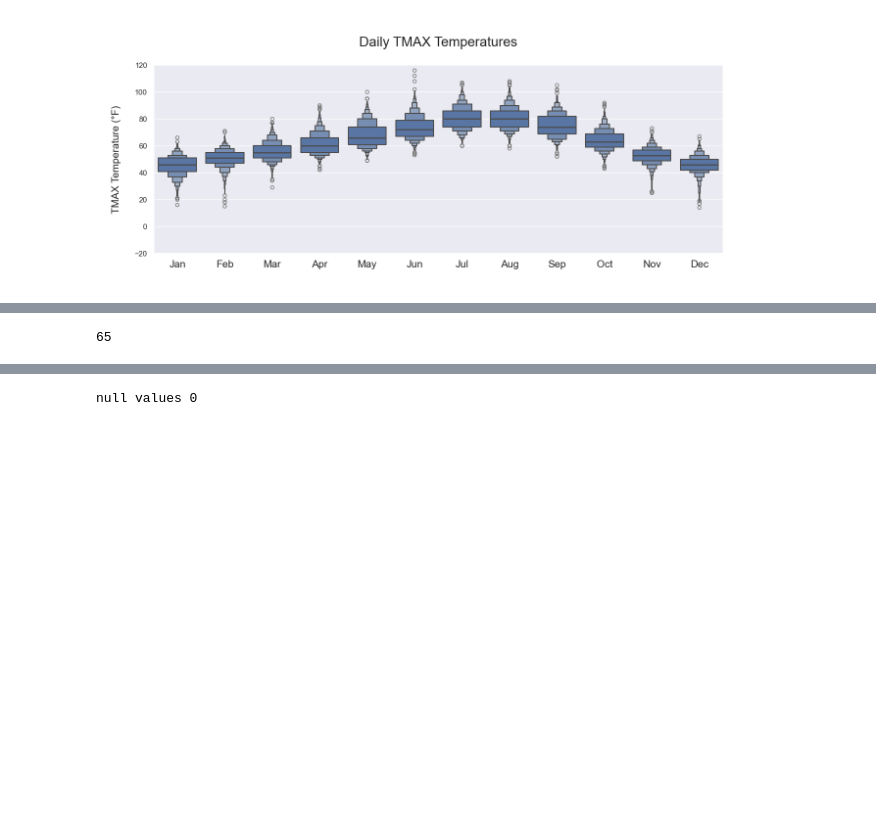
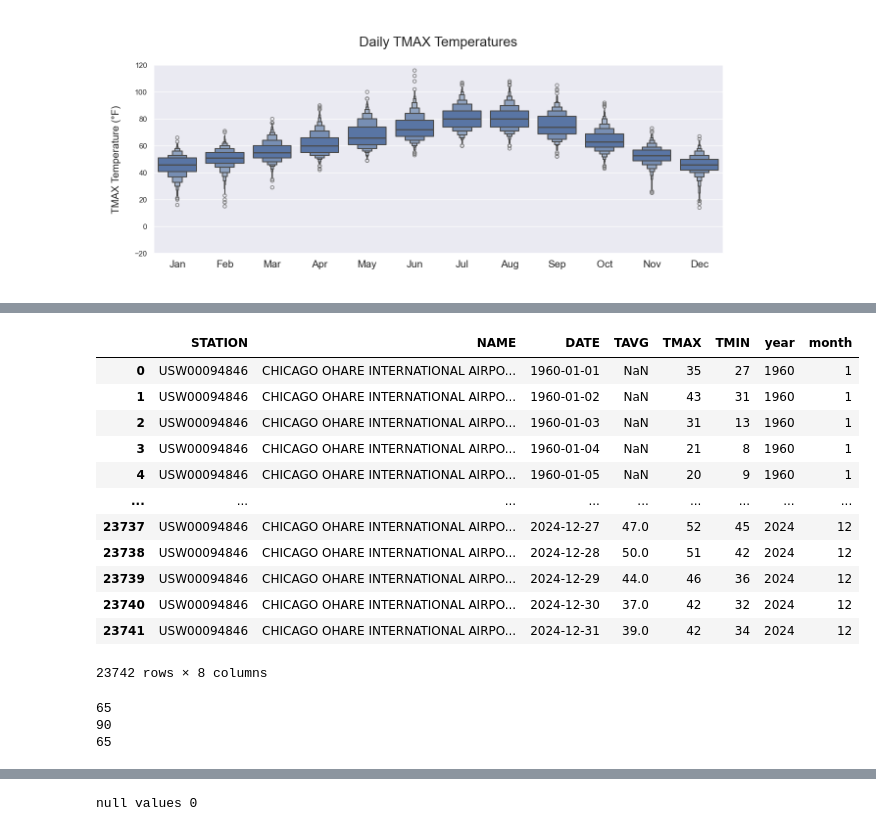
Before and after one commit to wpbSabi/weather_python, a Jupyter notebook: notebooks/compare_temperature.ipynb, the cells around one changed output, grey strips where cells are left out. Saved outputs shown, nothing was run; the diff lists cells and outputs as text; code cells hidden in the pictures; blank space fills up the shorter version.

```diff
--- a/notebooks/compare_temperature.ipynb
+++ b/notebooks/compare_temperature.ipynb
@@ -137,7 +145,29 @@ df = df1.merge(df2,
+# %%
+b = df2[df2.year==1960]
+b
+df2
+# %% [output]
+|  | STATION | NAME | DATE | TAVG | TMAX | TMIN | year | month |
+| 0 | USW00094846 | CHICAGO OHARE INTERNATIONAL AIRPO... | 1960-01-01 | NaN | 35 | 27 | 1960 | 1 |
+| 1 | USW00094846 | CHICAGO OHARE INTERNATIONAL AIRPO... | 1960-01-02 | NaN | 43 | 31 | 1960 | 1 |
+| 2 | USW00094846 | CHICAGO OHARE INTERNATIONAL AIRPO... | 1960-01-03 | NaN | 31 | 13 | 1960 | 1 |
+| 3 | USW00094846 | CHICAGO OHARE INTERNATIONAL AIRPO... | 1960-01-04 | NaN | 21 | 8 | 1960 | 1 |
+| 4 | USW00094846 | CHICAGO OHARE INTERNATIONAL AIRPO... | 1960-01-05 | NaN | 20 | 9 | 1960 | 1 |
+| ... | ... | ... | ... | ... | ... | ... | ... | ... |
+| 23737 | USW00094846 | CHICAGO OHARE INTERNATIONAL AIRPO... | 2024-12-27 | 47.0 | 52 | 45 | 2024 | 12 |
+| 23738 | USW00094846 | CHICAGO OHARE INTERNATIONAL AIRPO... | 2024-12-28 | 50.0 | 51 | 42 | 2024 | 12 |
+| 23739 | USW00094846 | CHICAGO OHARE INTERNATIONAL AIRPO... | 2024-12-29 | 44.0 | 46 | 36 | 2024 | 12 |
+| 23740 | USW00094846 | CHICAGO OHARE INTERNATIONAL AIRPO... | 2024-12-30 | 37.0 | 42 | 32 | 2024 | 12 |
+| 23741 | USW00094846 | CHICAGO OHARE INTERNATIONAL AIRPO... | 2024-12-31 | 39.0 | 42 | 34 | 2024 | 12 |
+23742 rows × 8 columns
 # %%
-len(df.year.unique())
+print(len(df.year.unique()))
+print(len(df1.year.unique()))
+print(len(df2.year.unique()))
 # %% [output]
 65
+90
+65
 # %%
 # Get weather station location data
 df_stations = pd.read_csv('../data/geo_data.csv')
```
Also changed, not shown: parts of 6 cells of this notebook.
